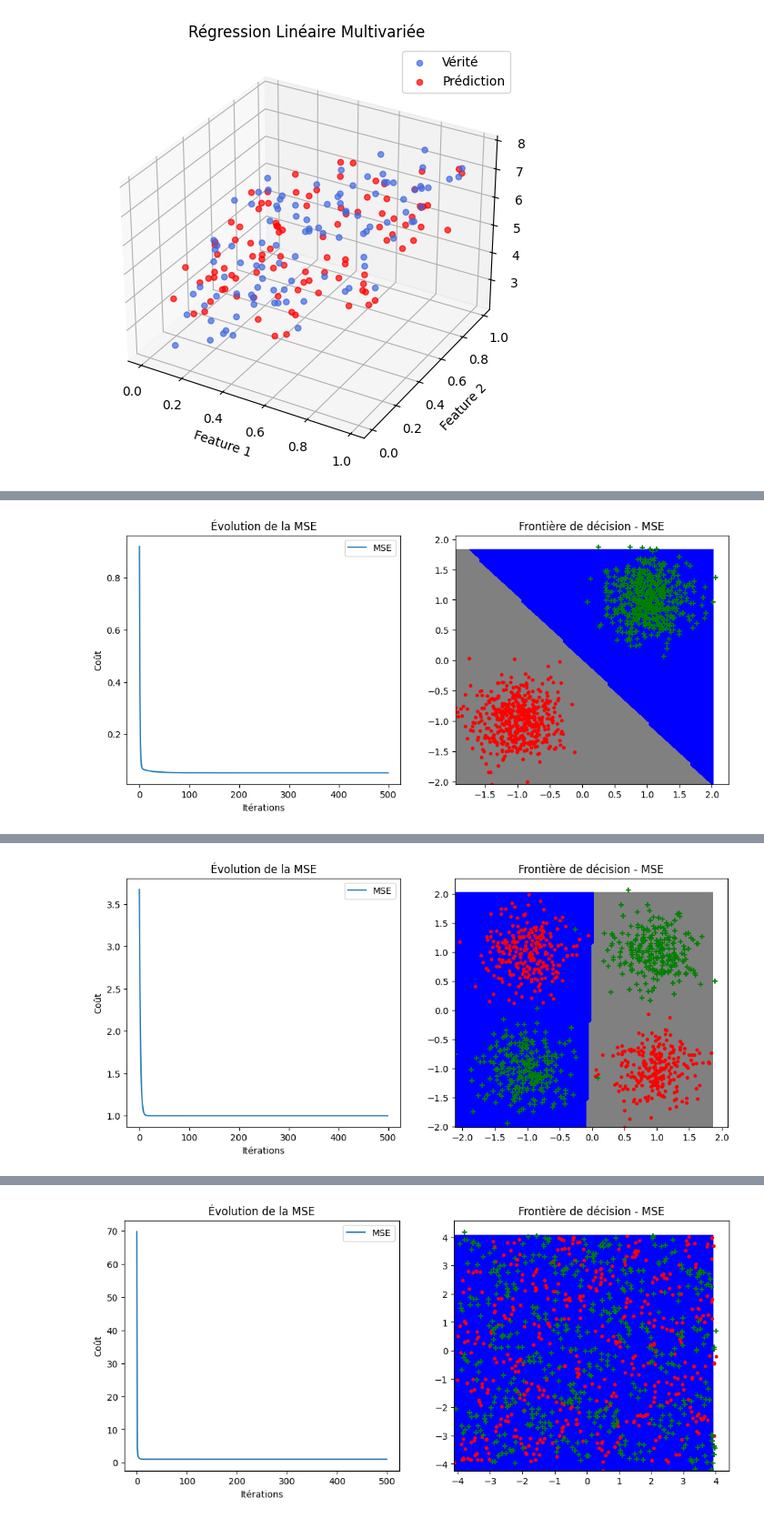
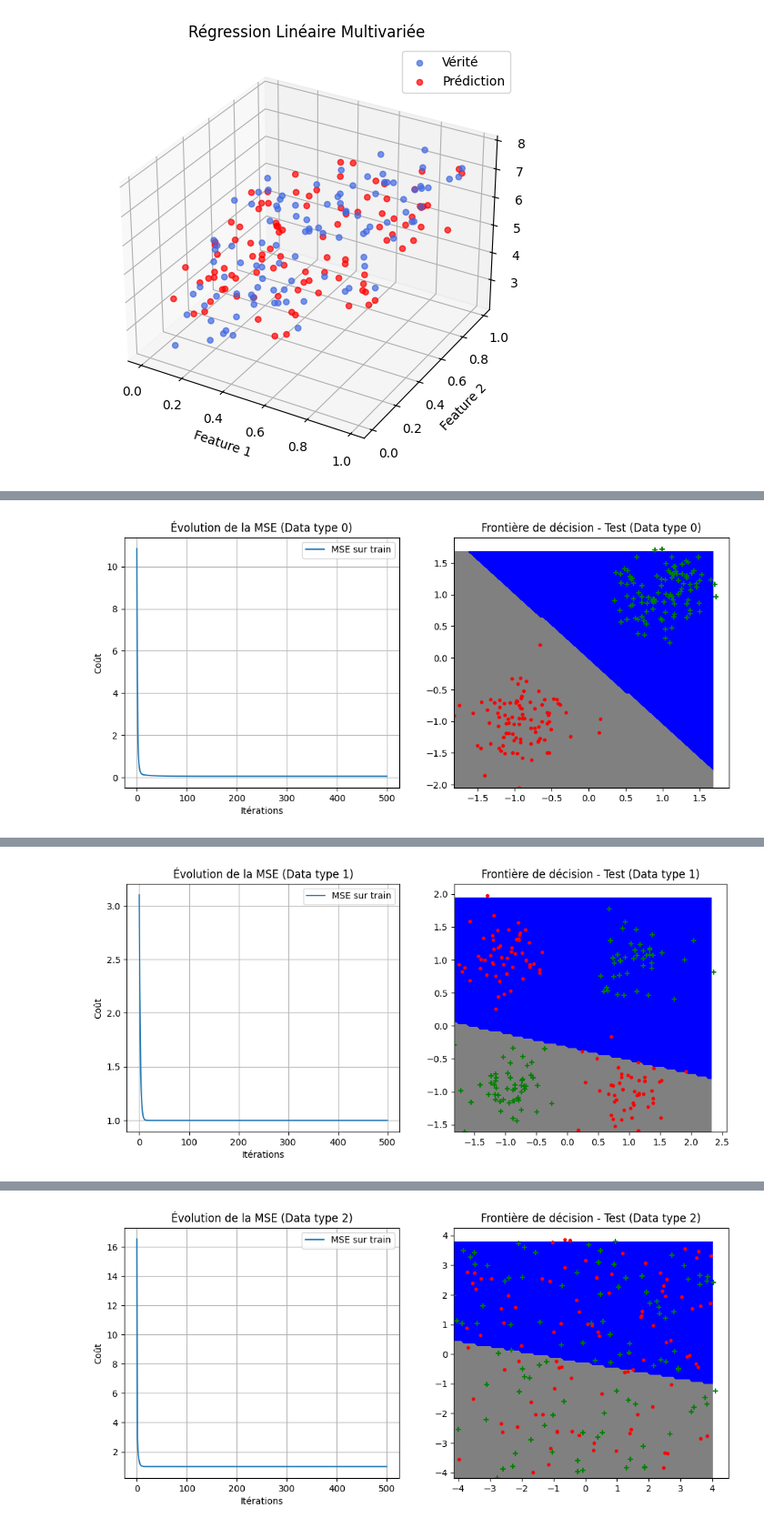
Before and after one commit to antothl/Neural-Networks-DIY, a Jupyter notebook: src/test_linear.ipynb, the cells around one changed output, grey strips where cells are left out. Shown: that part at 91% size. Cells and saved outputs as stored; diff of their text form; code cells hidden in the pictures.

```diff
--- a/src/test_linear.ipynb
+++ b/src/test_linear.ipynb
@@ -135,28 +134,29 @@ Epoch 800: Loss = 1.6877
 Epoch 900: Loss = 1.5942
 [figure]
 # %%
-
 for i in [0, 1, 2]:
     datax, datay = gen_arti(data_type=i, epsilon=0.1)
+    X_train, X_test, y_train, y_test = train_test_split(datax, datay, test_size=0.2, random_state=42)
 
-    model = Linear(datax.shape[1], 1)
+    model = Linear(X_train.shape[1], 1)
     loss = MSELoss()
 
-    losses, trained_model = train_reg_lin(datax, datay.reshape(-1, 1), model, loss, epochs=500, lr=0.1)
+    losses, trained_model = train_reg_lin(X_train, y_train.reshape(-1, 1), model, loss, epochs=500, lr=0.1)
+
+    y_pred_test = trained_model.forward(X_test)
 
     plt.figure(figsize=(12, 5))
 
     plt.subplot(1, 2, 1)
-    plt.plot(losses, label="MSE")
+    plt.plot(losses, label="MSE sur train")
     plt.xlabel("Itérations")
     plt.ylabel("Coût")
-    plt.title("Évolution de la MSE")
+    plt.title(f"Évolution de la MSE (Data type {i})")
     plt.legend()
+    plt.grid(True)
 
     plt.subplot(1, 2, 2)
-    plot_frontiere(datax, lambda x: np.sign(trained_model.forward(x)), step=100)
-    plot_data(datax, datay)
-    plt.title("Frontière de décision - MSE")
-
-    plt.show()
+    plot_frontiere(X_test, lambda x: np.sign(trained_model.forward(x)), step=100)
+    plot_data(X_test, y_test)
+    plt.title(f"Frontière de décision - Test (Data type {i})")
 # %% [output]
@@ -168 +178 @@ Epoch 400: Loss = 0.0515
-[figure, old version]
+[figure, new version]
@@ -174 +179 @@ Epoch 400: Loss = 0.9999
-[figure, old version]
+[figure, new version]
@@ -180 +180 @@ Epoch 400: Loss = 0.9983
-[figure, old version]
+[figure, new version]
```
Also changed, not shown: parts of 3 cells of this notebook, 8 other files.
